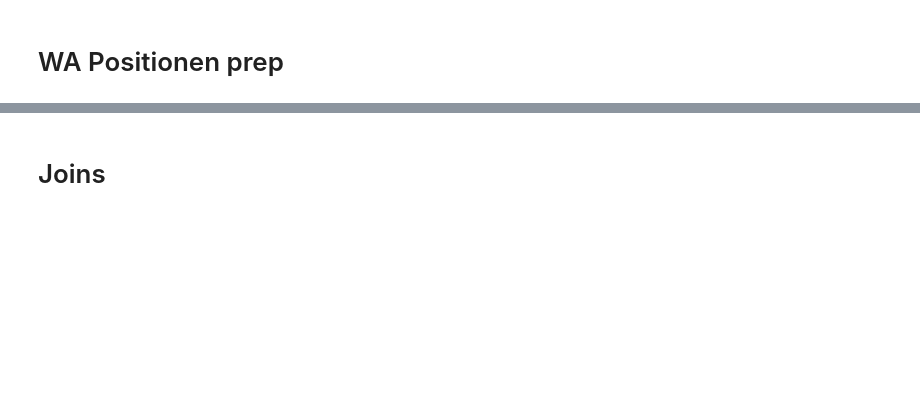
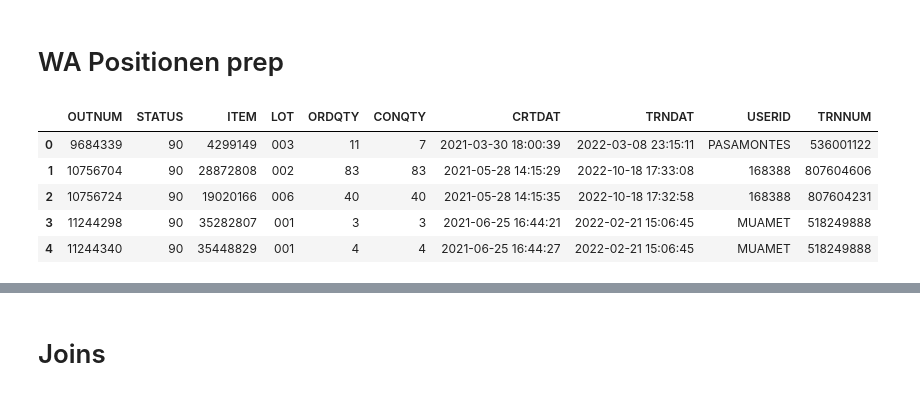
Before and after one commit to mpasamonm/v1_Machinelearning_HS2024, a Jupyter notebook: Data Analysis/consolidated_1.ipynb, the cells around one changed output, grey strips where cells are left out. Drawn from its saved outputs; the diff is of its cells as text; code cells hidden in the pictures; blank space fills up the shorter version.

```diff
--- a/Data Analysis/consolidated_1.ipynb
+++ b/Data Analysis/consolidated_1.ipynb
@@ -134,3 +218,12 @@ df_wa_positionen['CONQTY'] = df_wa_positionen['CONQTY'].astype(int)
 ## WRITE TO CSV todo
 
 # :::
+# %%
+df_wa_positionen.head()
+# %% [output]
+|  | OUTNUM | STATUS | ITEM | LOT | ORDQTY | CONQTY | CRTDAT | TRNDAT | USERID | TRNNUM |
+| 0 | 9684339 | 90 | 4299149 | 003 | 11 | 7 | 2021-03-30 18:00:39 | 2022-03-08 23:15:11 | PASAMONTES | 536001122 |
+| 1 | 10756704 | 90 | 28872808 | 002 | 83 | 83 | 2021-05-28 14:15:29 | 2022-10-18 17:33:08 | 168388 | 807604606 |
+| 2 | 10756724 | 90 | 19020166 | 006 | 40 | 40 | 2021-05-28 14:15:35 | 2022-10-18 17:32:58 | 168388 | 807604231 |
+| 3 | 11244298 | 90 | 35282807 | 001 | 3 | 3 | 2021-06-25 16:44:21 | 2022-02-21 15:06:45 | MUAMET | 518249888 |
+| 4 | 11244340 | 90 | 35448829 | 001 | 4 | 4 | 2021-06-25 16:44:27 | 2022-02-21 15:06:45 | MUAMET | 518249888 |
```
Also changed, not shown: parts of 15 cells of this notebook.
